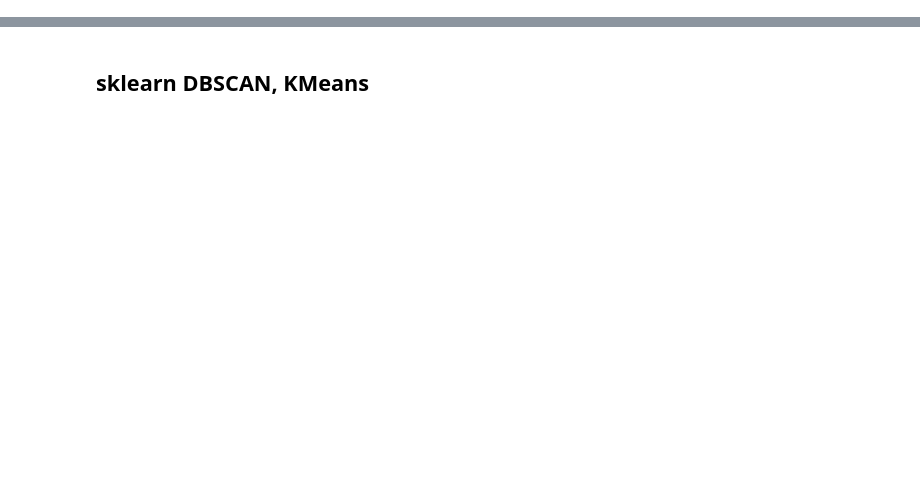
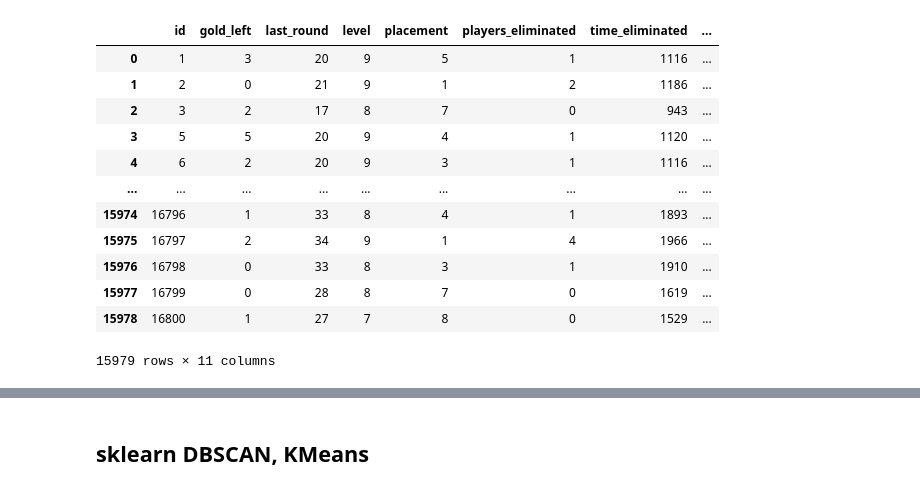
Before and after one commit to dogzz9445/team_fight_tactics_analyze, a Jupyter notebook: Main.ipynb, the cells around one changed output, grey strips where cells are left out. Saved outputs shown, nothing was run; the diff lists cells and outputs as text; code cells hidden in the pictures; blank space fills up the shorter version.

```diff
--- a/Main.ipynb
+++ b/Main.ipynb
@@ -4,3 +4,8 @@
 import pandas as pd
 import numpy as np
 import pickle
+from lolchess.model.match import GameType, Match
+from lolchess.model.participant import Participant
+
+from lolchess.DatabaseManager import DatabaseManager
+db = DatabaseManager()
@@ -54,0 +37,16 @@ KeyboardInterrupt:
+# %%
+df_preprocessing
+# %% [output]
+|  | id | gold_left | last_round | level | placement | players_eliminated | time_eliminated | ... |
+| 0 | 1 | 3 | 20 | 9 | 5 | 1 | 1116 | ... |
+| 1 | 2 | 0 | 21 | 9 | 1 | 2 | 1186 | ... |
+| 2 | 3 | 2 | 17 | 8 | 7 | 0 | 943 | ... |
+| 3 | 5 | 5 | 20 | 9 | 4 | 1 | 1120 | ... |
+| 4 | 6 | 2 | 20 | 9 | 3 | 1 | 1116 | ... |
+| ... | ... | ... | ... | ... | ... | ... | ... | ... |
+| 15974 | 16796 | 1 | 33 | 8 | 4 | 1 | 1893 | ... |
+| 15975 | 16797 | 2 | 34 | 9 | 1 | 4 | 1966 | ... |
+| 15976 | 16798 | 0 | 33 | 8 | 3 | 1 | 1910 | ... |
+| 15977 | 16799 | 0 | 28 | 8 | 7 | 0 | 1619 | ... |
+| 15978 | 16800 | 1 | 27 | 7 | 8 | 0 | 1529 | ... |
+15979 rows × 11 columns
```
Also changed, not shown: parts of 31 cells of this notebook, 3 other files.
